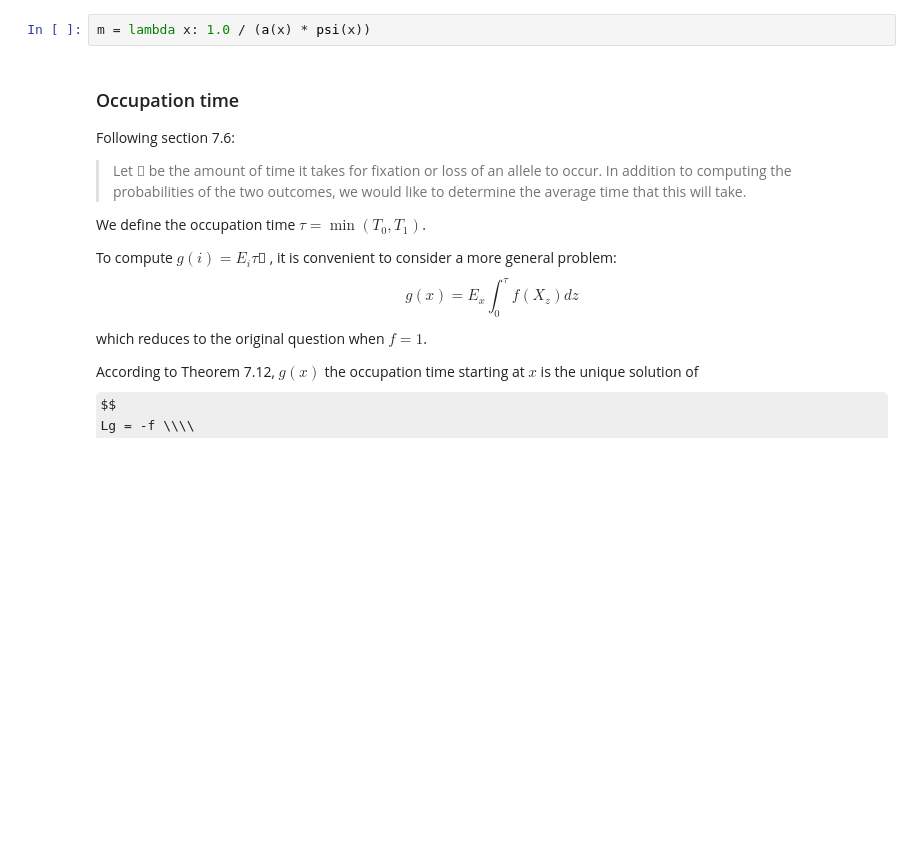
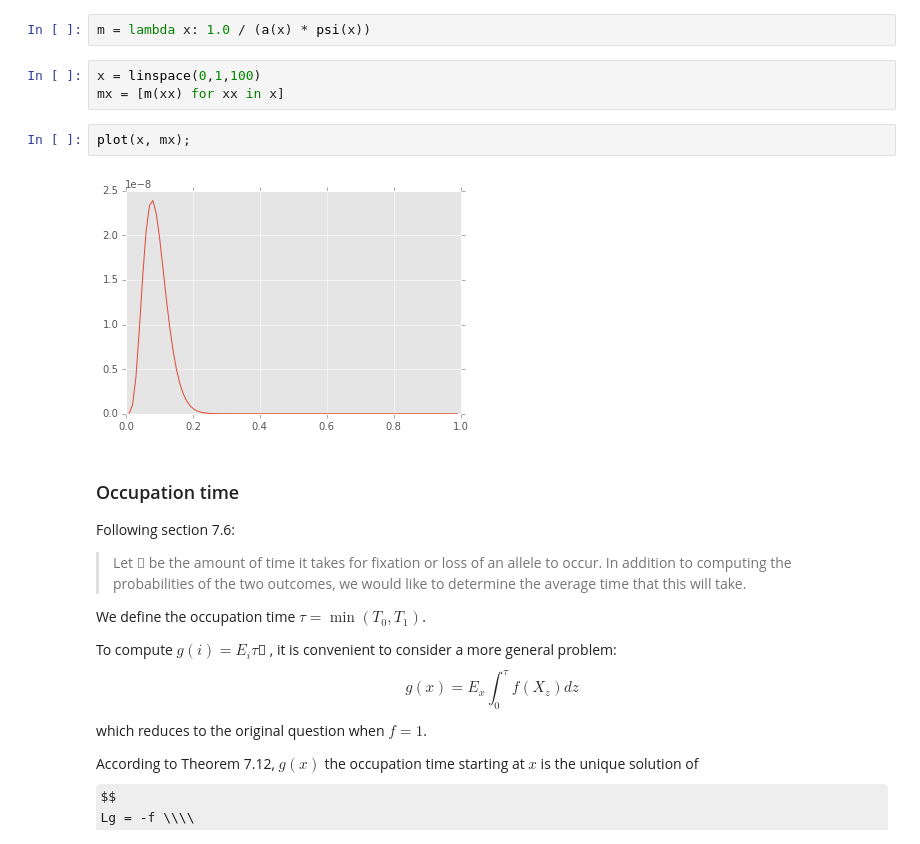
Before and after one commit to yoavram/ipython-notebooks, a Jupyter notebook: Diffusion equation for simple WF model.ipynb, the cells around one changed output. Cells and saved outputs as stored; diff of their text form; some formulas as TeX source; blank space fills up the shorter version.

```diff
--- a/Diffusion equation for simple WF model.ipynb
+++ b/Diffusion equation for simple WF model.ipynb
@@ -142,6 +160,13 @@ The stationary measure is the solution to $L^*\pi = 0$.
 The stationary measure, by Theorem 7.8, is $m(x) = 1/a(x)\psi(x)$. This is also called speed measure. if $\int_0^1{m(x)dx}!=1$ then we must normalize $m(x)$ to get the stationary distribution.
 # %%
 m = lambda x: 1.0 / (a(x) * psi(x))
+# %%
+x = linspace(0,1,100)
+mx = [m(xx) for xx in x]
+# %%
+plot(x, mx);
+# %% [output]
+[figure, added]
 # %% [markdown]
 ### Occupation time
 
```
Also changed, not shown: parts of 13 cells of this notebook.
